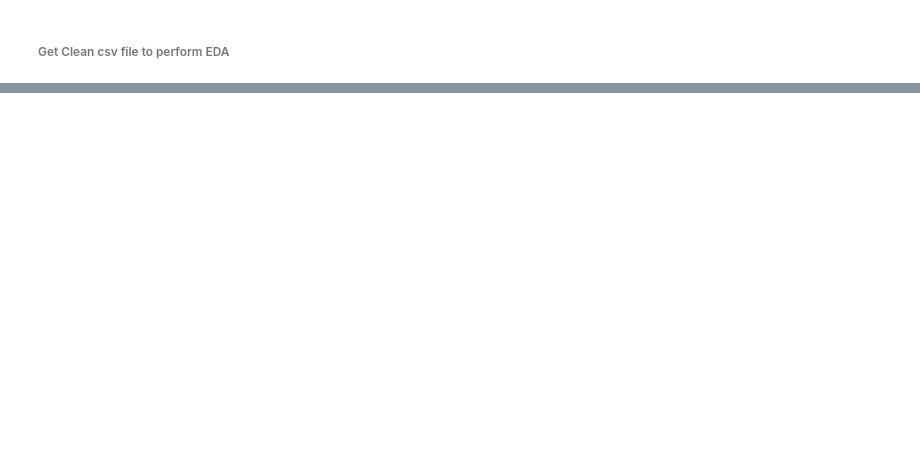
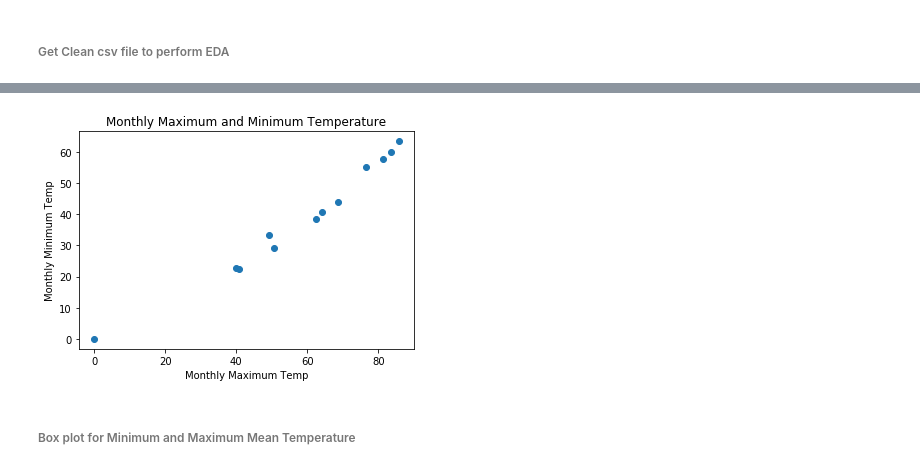
Before and after one commit to joshisn26/ADS_assignment1, a Jupyter notebook: Clean_Data/cleanDataEDA.ipynb, the cells around one changed output, grey strips where cells are left out. Saved outputs shown, nothing was run; the diff lists cells and outputs as text; code cells hidden in the pictures; blank space fills up the shorter version.

```diff
--- a/Clean_Data/cleanDataEDA.ipynb
+++ b/Clean_Data/cleanDataEDA.ipynb
@@ -160,0 +168,3 @@ plot_hourly_dry_bulb_temp_c(data, '2008-01-05','2008-01-07')
+# %%
+max = pd.DataFrame(data['MonthlyMaximumTemp'].unique())
+max[:12]
@@ -160,0 +185,3 @@ plot_hourly_dry_bulb_temp_c(data, '2008-01-05','2008-01-07')
+# %%
+min = pd.DataFrame(data['MonthlyMinimumTemp'].unique())
+min[:12]
@@ -160,0 +202,11 @@ plot_hourly_dry_bulb_temp_c(data, '2008-01-05','2008-01-07')
+# %%
+plt.scatter(max[:12],min[:12])
+plt.ylabel('Monthly Minimum Temp')
+plt.xlabel('Monthly Maximum Temp')
+plt.title("Monthly Maximum and Minimum Temperature")
+
+plt.show()
+# %% [output]
+[figure, added]
+# %% [markdown]
+###### Box plot for Minimum and Maximum Mean Temperature
```
Also changed, not shown: parts of 25 cells of this notebook, 2 other files.
